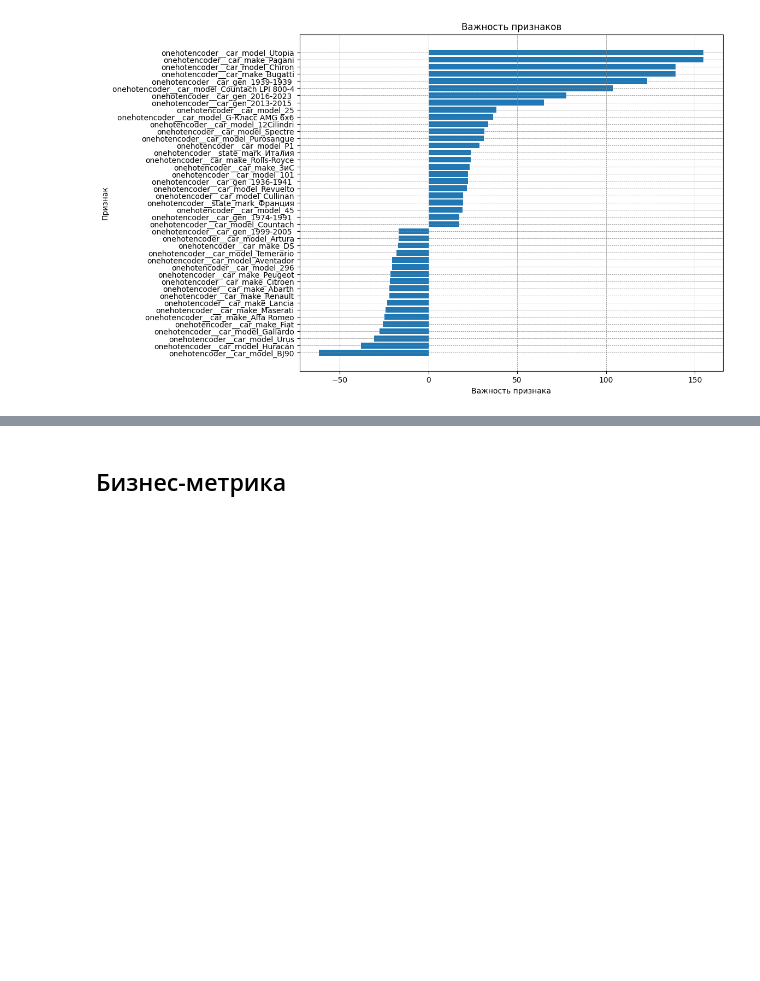
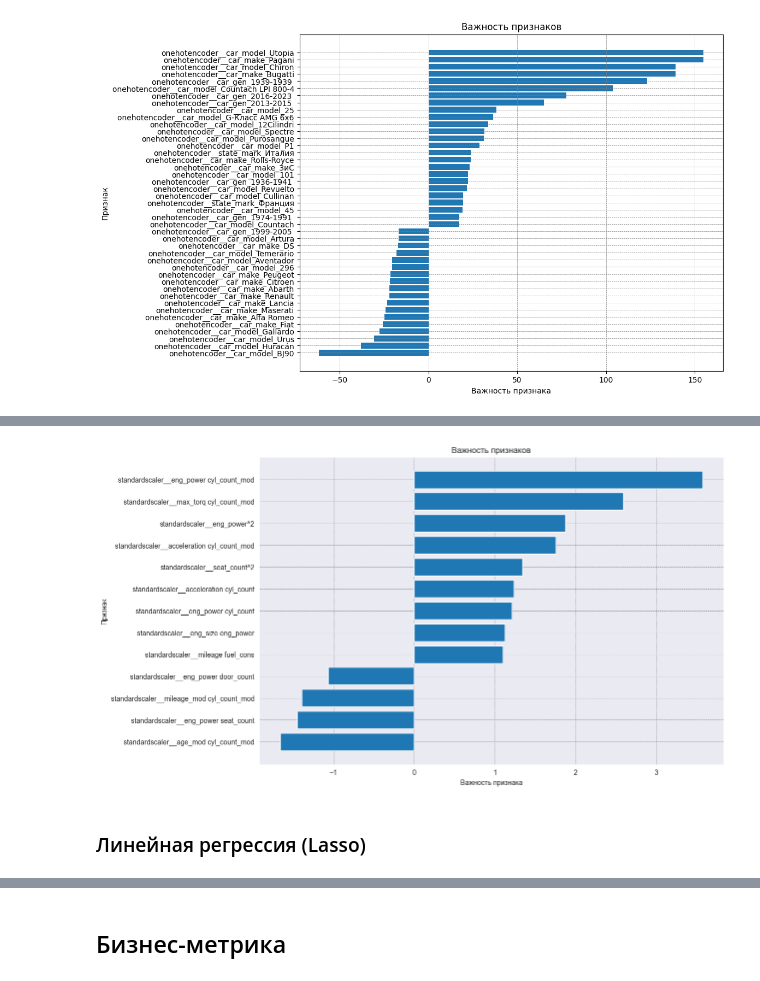
Before and after one commit to polcaz/AI-YP-24-Team-17-Valuation-of-used-cars, a Jupyter notebook: notebooks/linear_models.ipynb, the cells around one changed output, grey strips where cells are left out. Cells and saved outputs as stored; diff of their text form; code cells hidden in the pictures; blank space fills up the shorter version.

```diff
--- a/notebooks/linear_models.ipynb
+++ b/notebooks/linear_models.ipynb
@@ -96,7 +95,8 @@ try:
     df = pd.read_csv(os.path.join(DATA_PATH, 'processed.csv'),
                    dtype=dtypes_of_data, parse_dates=['ann_date'])
 except:
-    df = pd.read_csv(os.path.join(DATA_PATH_1, 'processed.csv'),
+    print('Changed directory for model to current directory')
+    df = pd.read_csv('processed.csv',
                    dtype=dtypes_of_data, parse_dates=['ann_date'])
 print(df.shape)
 # %% [output]
@@ -771,0 +868,24 @@ plt.show()
+# %%
+# Пайплайн обработки данных и обучения Линейной регрессии
+lr_pl_poly = make_pipeline(col_transformer, LinearRegression())
+# Обучим модель
+lr_pl_poly.fit(X_train_poly, y_train)
+
+# Вычислим метрики
+print('Обучающая выборка')
+print(f'R2 {r2_score(y_train, lr_pl_poly.predict(X_train_poly))}')
+print(f'MSE {MSE(y_train, lr_pl_poly.predict(X_train_poly))}')
+print('Тестовая выборка')
+print(f'R2 {r2_score(y_test, lr_pl_poly.predict(X_test_poly))}')
+print(f'MSE {MSE(y_test, lr_pl_poly.predict(X_test_poly))}')
+
+# Сохраним модель
+try:
+    _ = joblib.dump(lr_pl_poly,
+                    os.path.join(MODEL_PATH, 'lr_pl_poly.pkl'),
+                    compress=0)
+except:
+    print('Changed directory for model to current directory')
+    _ = joblib.dump(lr_pl_poly,
+                    'lr_pl_poly.pkl',
+                    compress=0)
@@ -771,0 +899,20 @@ plt.show()
+# %%
+# Проверим важность признаков с точки зрения модели
+importances = lr_pl_poly.named_steps['linearregression'].coef_
+importances = pd.Series(
+    importances,
+    index = lr_pl_poly[:-1].get_feature_names_out()
+).sort_values()
+importances = importances[abs(importances)>1]
+# Построим диаграмму для наглядности
+plt.figure(figsize=(12, 8))
+plt.title('Важность признаков')
+plt.xlabel('Важность признака')
+plt.ylabel('Признак')
+plt.grid(color='gray', linewidth = 0.5, linestyle = '--')
+plt.barh(y=importances.index, width=importances)
+plt.show()
+# %% [output]
+[figure, added]
+# %% [markdown]
+### Линейная регрессия (Lasso)
```
Also changed, not shown: parts of 40 cells of this notebook, 9 other files.
